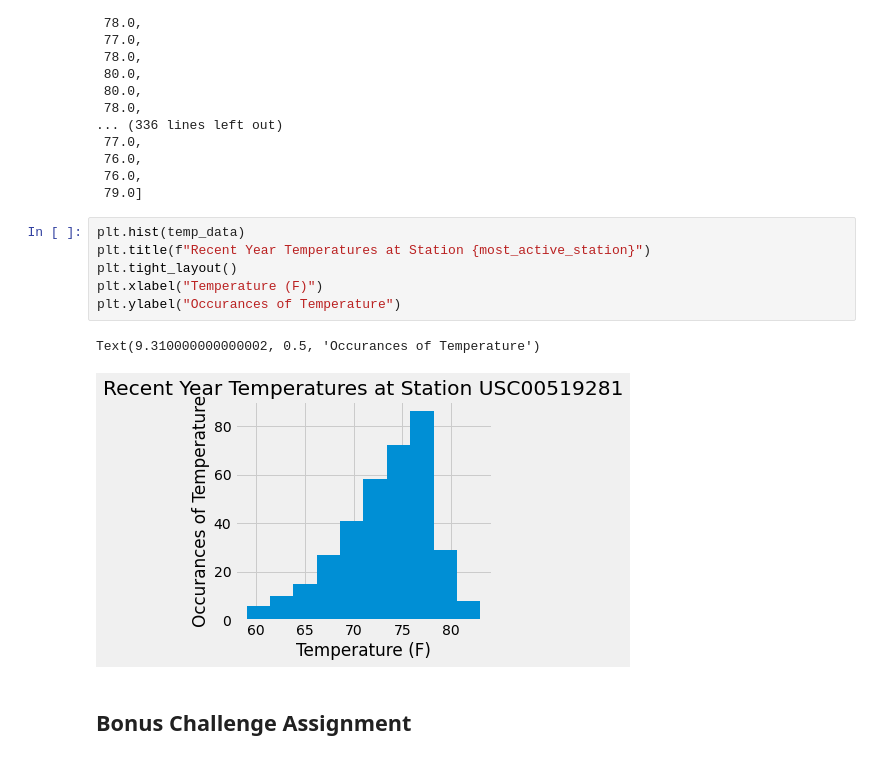
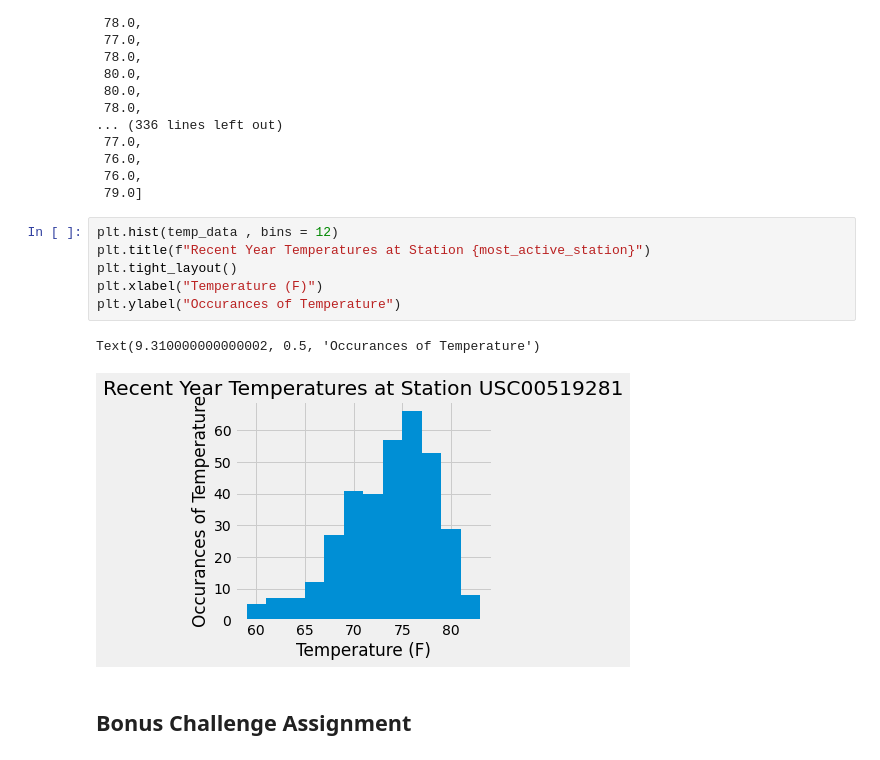
Before and after one commit to Leonardo-Urrutia/sqlalchemy-challenge, a Jupyter notebook: climate_starter.ipynb, the cells around one changed output. Cells and saved outputs as stored; diff of their text form.

```diff
--- a/climate_starter.ipynb
+++ b/climate_starter.ipynb
@@ -178,14 +200,14 @@ temp_data
  76.0,
  79.0]
 # %%
-plt.hist(temp_data)
+plt.hist(temp_data , bins = 12)
 plt.title(f"Recent Year Temperatures at Station {most_active_station}")
 plt.tight_layout()
 plt.xlabel("Temperature (F)")
 plt.ylabel("Occurances of Temperature")
 # %% [output]
 Text(9.310000000000002, 0.5, 'Occurances of Temperature')
-[figure, old version]
+[figure, new version]
 # %% [markdown]
 ## Bonus Challenge Assignment
 # %%
```
Also changed, not shown: parts of 3 cells of this notebook, 1 other file.
